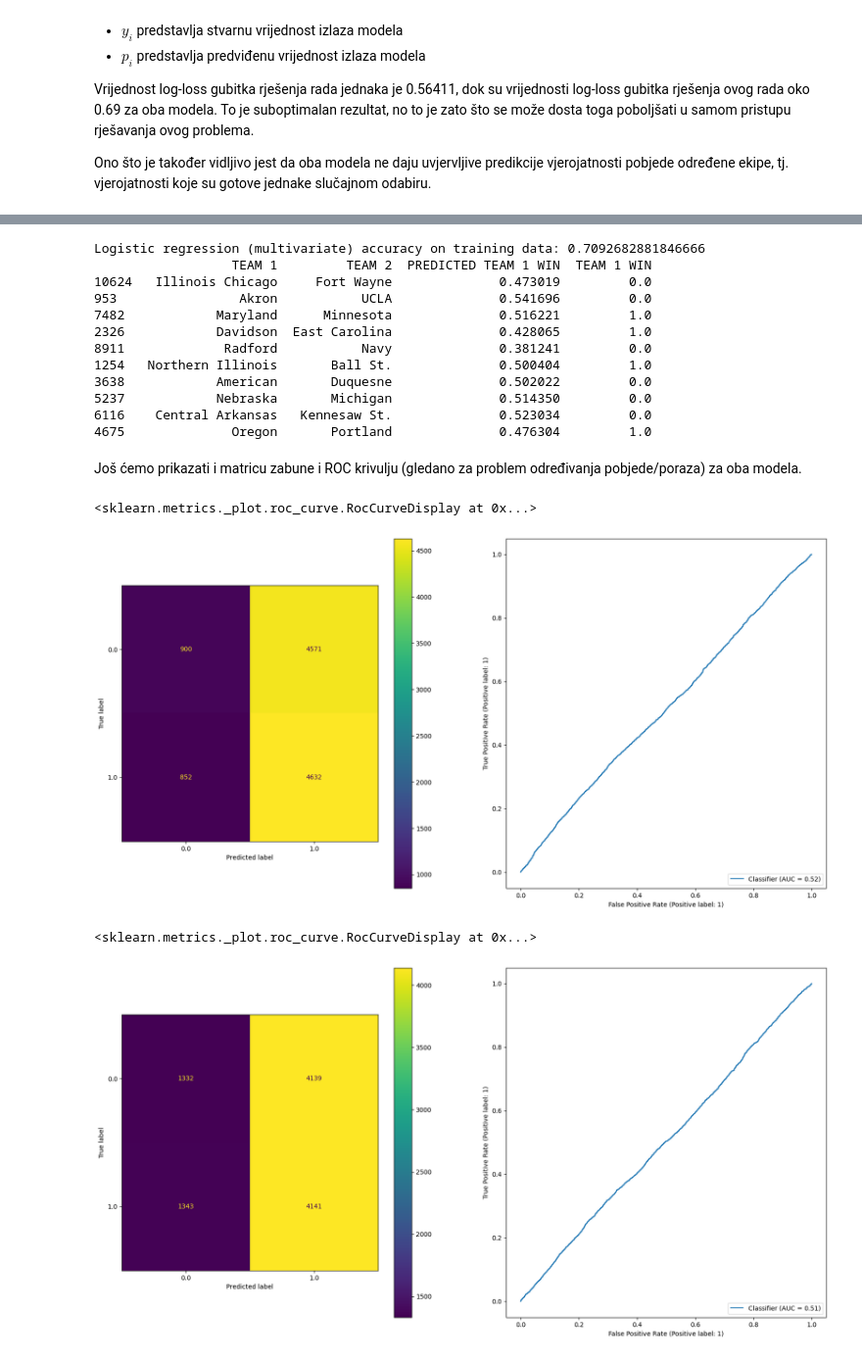
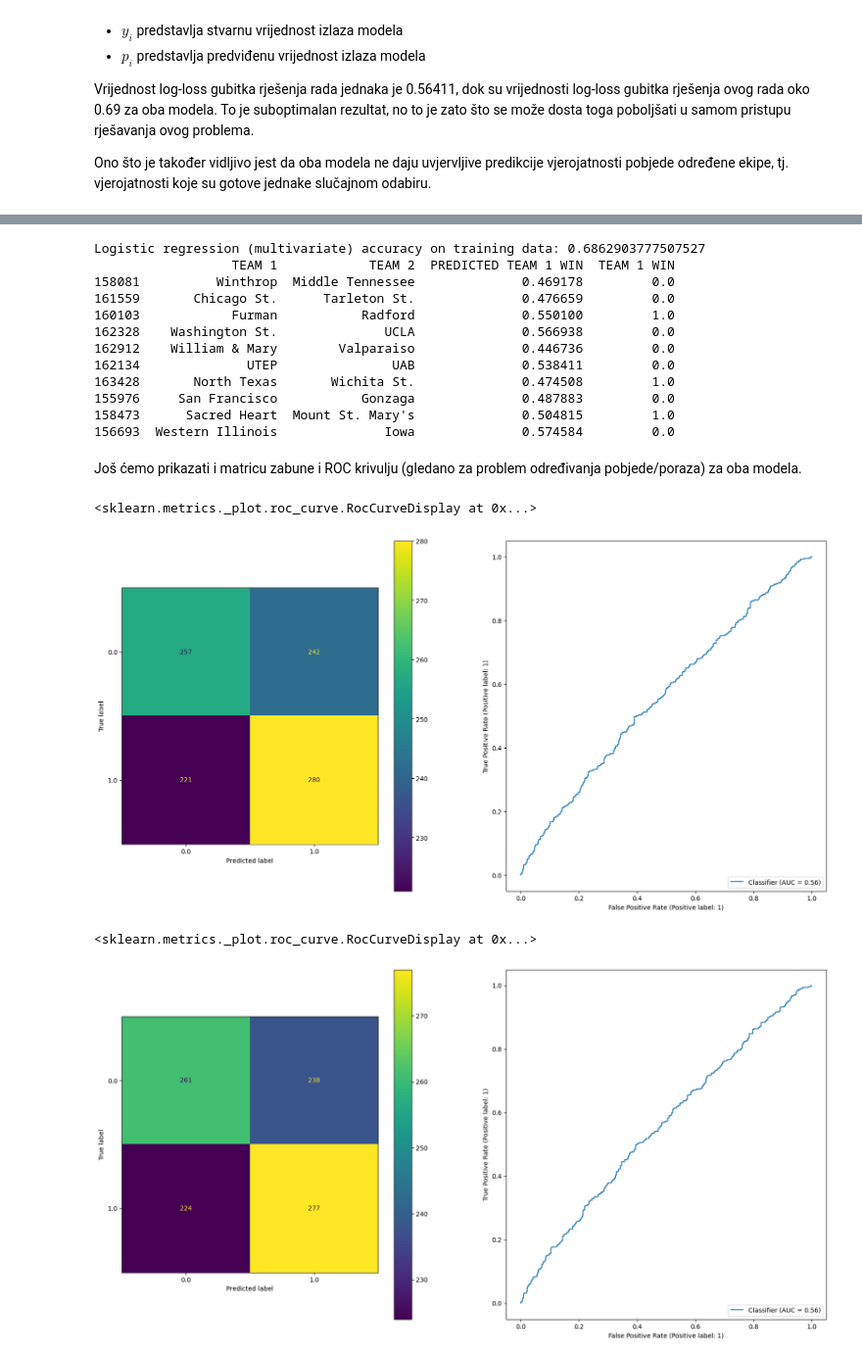
Before and after one commit to babe1304/UZOP-project, a Jupyter notebook: reporoduction_of_experiments.ipynb, the cells around one changed output, grey strips where cells are left out. Shown at 98% size. Drawn from its saved outputs; the diff is of its cells as text; code cells hidden in the pictures.

```diff
--- a/reporoduction_of_experiments.ipynb
+++ b/reporoduction_of_experiments.ipynb
@@ -269,36 +268,0 @@ U sljedećim odlomcima koda, izveo sam oba pristupa računanja RPI indeksa, a u
-# %%
-# Calculate OWP
-owp_data = merged_data.groupby(['YEAR', 'WINNING TEAM']).agg({'LOSER TEAM WIN %': 'mean'}).reset_index()
-owp_data = owp_data.rename(columns={'LOSER TEAM WIN %': 'OWP', 'WINNING TEAM': 'TEAM'})
-
-# Calculate OOWP
-oowp_data = owp_data.groupby(['YEAR', 'TEAM']).agg({'OWP': 'mean'}).reset_index()
-oowp_data = oowp_data.rename(columns={'OWP': 'OOWP'})
-
-# Merge OWP and OOWP data with merge_data
-merged_data = pd.merge(owp_data, merged_data, left_on=['YEAR', 'TEAM'], right_on=['YEAR', 'WINNING TEAM'], how='left', suffixes=('', '_winning'))
-merged_data = pd.merge(oowp_data, merged_data, left_on=['YEAR', 'TEAM'], right_on=['YEAR', 'WINNING TEAM'], how='left', suffixes=('', '_winning'))
-
-# Calculate RPI index for WINNING TEAM
-merged_data['RPI WINNING TEAM'] = (0.25 * merged_data['WINNER TEAM WIN %']) + (0.50 * merged_data['OWP']) + (0.25 * merged_data['OOWP'])
-merged_data = merged_data.drop(['OWP', 'OOWP', 'TEAM_winning'], axis=1)
-
-merged_data.info()
-
-# Repeat the process for LOSING TEAM
-owp_data_losing = merged_data.groupby(['YEAR', 'LOSING TEAM']).agg({'WINNER TEAM WIN %': 'mean'}).reset_index()
-owp_data_losing = owp_data_losing.rename(columns={'WINNER TEAM WIN %': 'OWP', 'LOSING TEAM': 'TEAM'})
-
-oowp_data_losing = owp_data_losing.groupby(['YEAR', 'TEAM']).agg({'OWP': 'mean'}).reset_index()
-oowp_data_losing = oowp_data_losing.rename(columns={'OWP': 'OOWP'})
-
-# Merge OWP and OOWP data with merge_data for LOSING TEAM
-# merged_data = pd.merge(owp_data_losing, merged_data, left_on=['YEAR', 'TEAM'], right_on=['YEAR', 'LOSING TEAM'], how='left', suffixes=('', '_merged'))
-# merged_data = pd.merge(oowp_data_losing, merged_data, left_on=['YEAR', 'TEAM'], right_on=['YEAR', 'LOSING TEAM'], how='left', suffixes=('', '_merged_1'))
-
-# Calculate RPI index for LOSING TEAM
-# merged_data['RPI LOSING TEAM'] = (0.25 * merged_data['LOSER TEAM WIN %']) + (0.50 * merged_data['OWP']) + (0.25 * merged_data['OOWP'])
-# merged_data = merged_data.drop(['OWP', 'OOWP', 'TEAM_merged_1'], axis=1)
-
-# merged_data.info()
-# merged_data.describe()
@@ -332,7 +333,6 @@ merged_data['RPI DIFF'] = merged_data['RPI TEAM 1'] - merged_data['RPI TEAM 2']
 merged_data['PPPO DIFF'] = merged_data['TEAM 1 POINTS PER POSSESSION OFFENSE'] - merged_data['TEAM 2 POINTS PER POSSESSION OFFENSE']
 merged_data['DEFENSIVE REBOUND % DIFF'] = merged_data['TEAM 1 DEFENSIVE REBOUND %'] - merged_data['TEAM 2 DEFENSIVE REBOUND %']
 merged_data['WIN % DIFF'] = merged_data['TEAM 1 WIN %'] - merged_data['TEAM 2 WIN %']
-merged_data['TEAM 1 WIN OUTCOME %'] = np.where(merged_data['TEAM 1 WIN'] == 1, merged_data['TEAM 1 WIN %']/100, (100 - merged_data['TEAM 1 WIN %'])/100)
 
 test_game_data['EFG % DIFF'] = test_game_data['TEAM 1 EFG %'] - test_game_data['TEAM 2 EFG %']
 test_game_data['BLOCK % DIFF'] = test_game_data['TEAM 1 BLOCK %'] - test_game_data['TEAM 2 BLOCK %']
@@ -370,7 +370,7 @@ features = ['RPI DIFF', 'EFG % DIFF', 'BLOCK % DIFF', 'BPI DIFF', 'PPPO DIFF', '
 polys = []
 linear_models =[]
 logistic_models = []
-train_data = merged_data.sample(n=2000, random_state=1)
+train_data = merged_data.copy()
 
 poly_logistic = PolynomialFeatures(degree=2).fit(train_data[features])
 logistic_model = LogisticRegression(penalty='l1', solver='liblinear', max_iter=10000, C=0.1).fit(poly_logistic.transform(train_data[features]), train_data['TEAM 1 WIN'])
@@ -485,41 +485,41 @@ Logistic regression accuracy on training data: 0.6931643556132409
 # %%
-random_matchups = merged_data[merged_data['YEAR'] == 2022].copy()
+random_matchups = merged_data[merged_data['YEAR'] == 2022].sample(n=1000, random_state=13).copy()
 random_matchups['PREDICTED TEAM 1 WIN'] = random_matchups.apply(lambda x: logistic_model.predict_proba(poly_logistic.transform(x[features].values.reshape(1, -1)))[0][1], axis=1)
 print(f'Logistic regression (multivariate) accuracy on training data: {log_loss(random_matchups["TEAM 1 WIN"], random_matchups["PREDICTED TEAM 1 WIN"])}')
 print(random_matchups.sample(10)[['TEAM 1', 'TEAM 2', 'PREDICTED TEAM 1 WIN', 'TEAM 1 WIN']])
 # %% [output]
-Logistic regression (multivariate) accuracy on training data: 0.7092682881846666
-                  TEAM 1         TEAM 2  PREDICTED TEAM 1 WIN  TEAM 1 WIN
-10624   Illinois Chicago     Fort Wayne              0.473019         0.0
-953                Akron           UCLA              0.541696         0.0
-7482            Maryland      Minnesota              0.516221         1.0
-2326            Davidson  East Carolina              0.428065         1.0
-8911             Radford           Navy              0.381241         0.0
-1254   Northern Illinois       Ball St.              0.500404         1.0
-3638            American       Duquesne              0.502022         0.0
-5237            Nebraska       Michigan              0.514350         0.0
-6116    Central Arkansas   Kennesaw St.              0.523034         0.0
-4675              Oregon       Portland              0.476304         1.0
+Logistic regression (multivariate) accuracy on training data: 0.6862903777507527
+                  TEAM 1            TEAM 2  PREDICTED TEAM 1 WIN  TEAM 1 WIN
+158081          Winthrop  Middle Tennessee              0.469178         0.0
+161559       Chicago St.      Tarleton St.              0.476659         0.0
+160103            Furman           Radford              0.550100         1.0
+162328    Washington St.              UCLA              0.566938         0.0
+162912    William & Mary        Valparaiso              0.446736         0.0
+162134              UTEP               UAB              0.538411         0.0
+163428       North Texas       Wichita St.              0.474508         1.0
+155976     San Francisco           Gonzaga              0.487883         0.0
+158473      Sacred Heart  Mount St. Mary's              0.504815         1.0
+156693  Western Illinois              Iowa              0.574584         0.0
 # %% [markdown]
 Još ćemo prikazati i matricu zabune i ROC krivulju (gledano za problem određivanja pobjede/poraza) za oba modela.
 # %%
-random_matchups = merged_data[merged_data['YEAR'] == 2022].copy()
+random_matchups = merged_data[merged_data['YEAR'] == 2022].sample(n=1000, random_state=13).copy()
 random_matchups['PREDICTED TEAM 1 WIN'] = random_matchups.apply(lambda x: probability_linear(x, linear_models, polys, features), axis=1)
 f, ax = plt.subplots(1, 2, figsize=(20, 10))
 ConfusionMatrixDisplay.from_predictions(random_matchups['TEAM 1 WIN'], random_matchups['PREDICTED TEAM 1 WIN'] > 0.5, ax=ax[0])
 RocCurveDisplay.from_predictions(random_matchups['TEAM 1 WIN'], random_matchups['PREDICTED TEAM 1 WIN'], ax=ax[1])
 # %% [output]
 <sklearn.metrics._plot.roc_curve.RocCurveDisplay at 0x...>
-[figure, old version]
+[figure, new version]
 # %%
-random_matchups = merged_data[merged_data['YEAR'] == 2022].copy()
+random_matchups = merged_data[merged_data['YEAR'] == 2022].sample(n=1000, random_state=13).copy()
 random_matchups['PREDICTED TEAM 1 WIN'] = random_matchups.apply(lambda x: winner_logistic(x, logistic_models, polys, features), axis=1)
 f, ax = plt.subplots(1, 2, figsize=(20, 10))
 ConfusionMatrixDisplay.from_predictions(random_matchups['TEAM 1 WIN'], random_matchups['PREDICTED TEAM 1 WIN'] > 0.5, ax=ax[0])
 RocCurveDisplay.from_predictions(random_matchups['TEAM 1 WIN'], random_matchups['PREDICTED TEAM 1 WIN'], ax=ax[1])
 # %% [output]
 <sklearn.metrics._plot.roc_curve.RocCurveDisplay at 0x...>
-[figure, old version]
+[figure, new version]
 # %% [markdown]
 Ovakvi rezultati nisu previše zadovoljavajući, a to sve zbog toga što je pristup rješavanja problema nije dovoljno dobar. U sljedećem koraku ćemo pokušati poboljšati rezultate.
 
```
Also changed, not shown: parts of 11 cells of this notebook.
